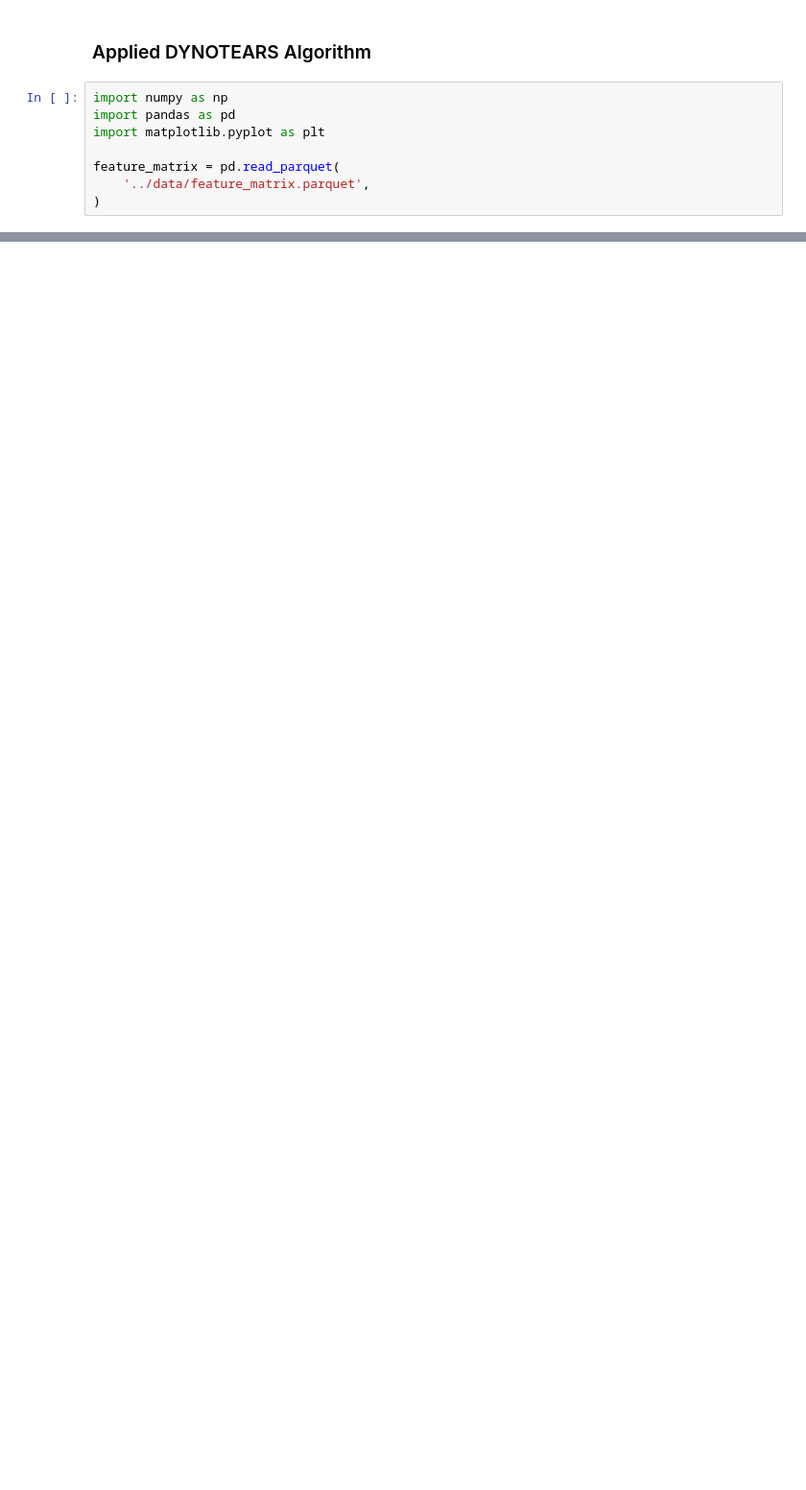
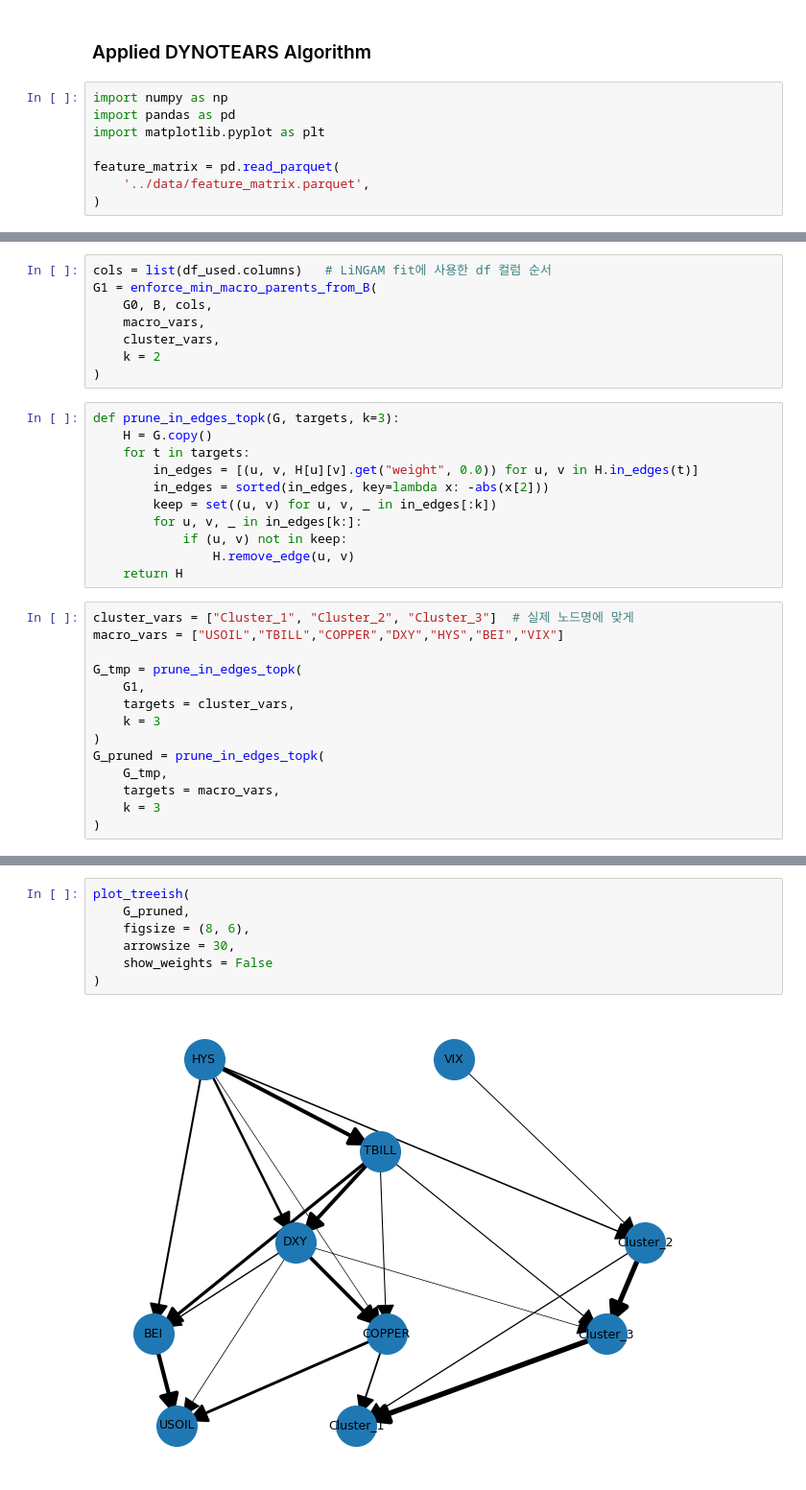
Before and after one commit to Tommylee1013/causal-allocation, a Jupyter notebook: Note/DYNOTEARS.ipynb, the cells around one changed output, grey strips where cells are left out. Shown at 96% size. Cells and saved outputs as stored; diff of their text form; blank space fills up the shorter version.

```diff
--- a/Note/DYNOTEARS.ipynb
+++ b/Note/DYNOTEARS.ipynb
@@ -98,0 +1020,33 @@ print(inter_df.sort_values(by='Weight', ascending=False).head(10))
+# %%
+cols = list(df_used.columns)   # LiNGAM fit에 사용한 df 컬럼 순서
+G1 = enforce_min_macro_parents_from_B(
+    G0, B, cols,
+    macro_vars,
+    cluster_vars,
+    k = 2
+)
+# %%
+def prune_in_edges_topk(G, targets, k=3):
+    H = G.copy()
+    for t in targets:
+        in_edges = [(u, v, H[u][v].get("weight", 0.0)) for u, v in H.in_edges(t)]
+        in_edges = sorted(in_edges, key=lambda x: -abs(x[2]))
+        keep = set((u, v) for u, v, _ in in_edges[:k])
+        for u, v, _ in in_edges[k:]:
+            if (u, v) not in keep:
+                H.remove_edge(u, v)
+    return H
+# %%
+cluster_vars = ["Cluster_1", "Cluster_2", "Cluster_3"]  # 실제 노드명에 맞게
+macro_vars = ["USOIL","TBILL","COPPER","DXY","HYS","BEI","VIX"]
+
+G_tmp = prune_in_edges_topk(
+    G1,
+    targets = cluster_vars,
+    k = 3
+)
+G_pruned = prune_in_edges_topk(
+    G_tmp,
+    targets = macro_vars,
+    k = 3
+)
@@ -98,0 +1060,9 @@ print(inter_df.sort_values(by='Weight', ascending=False).head(10))
+# %%
+plot_treeish(
+    G_pruned,
+    figsize = (8, 6),
+    arrowsize = 30,
+    show_weights = False
+)
+# %% [output]
+[figure, added]
```
Also changed, not shown: parts of 41 cells of this notebook, 3 other files.
